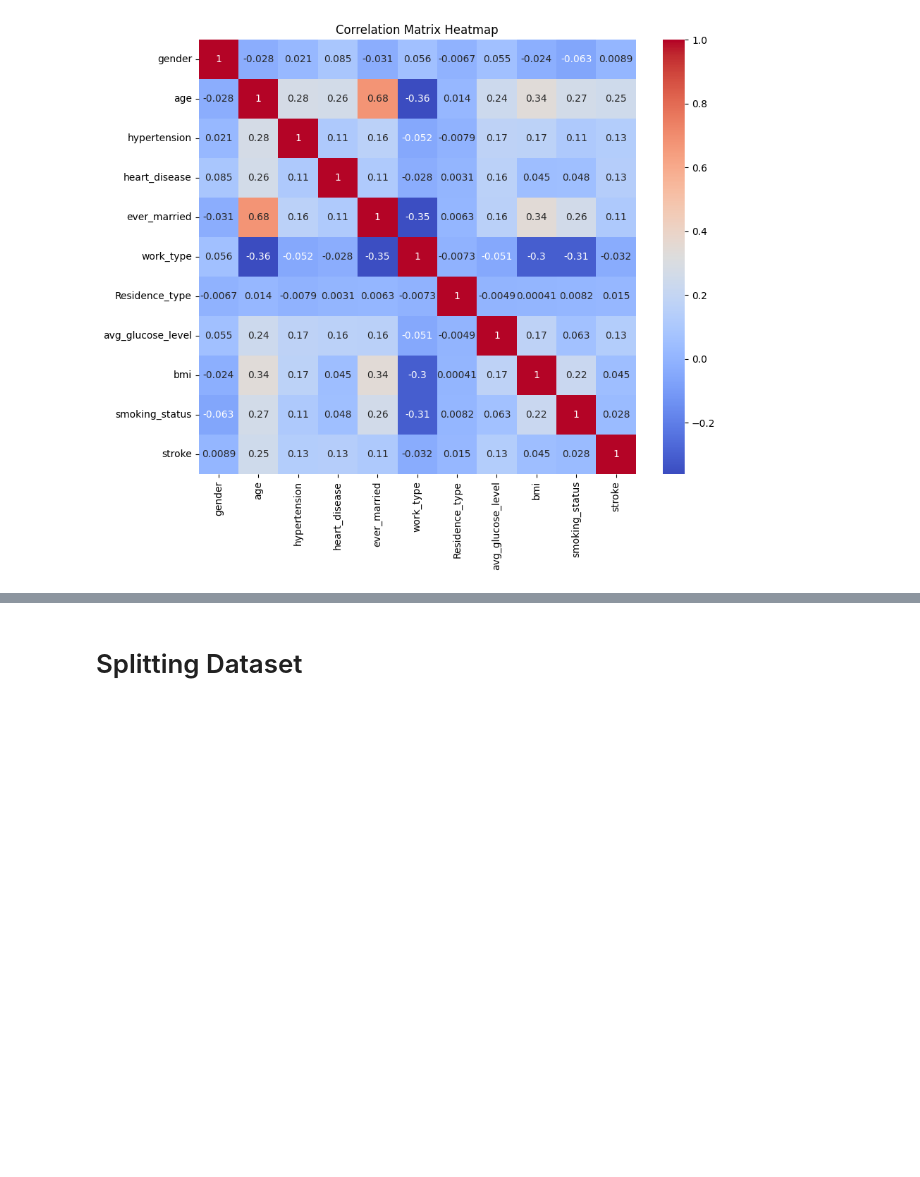
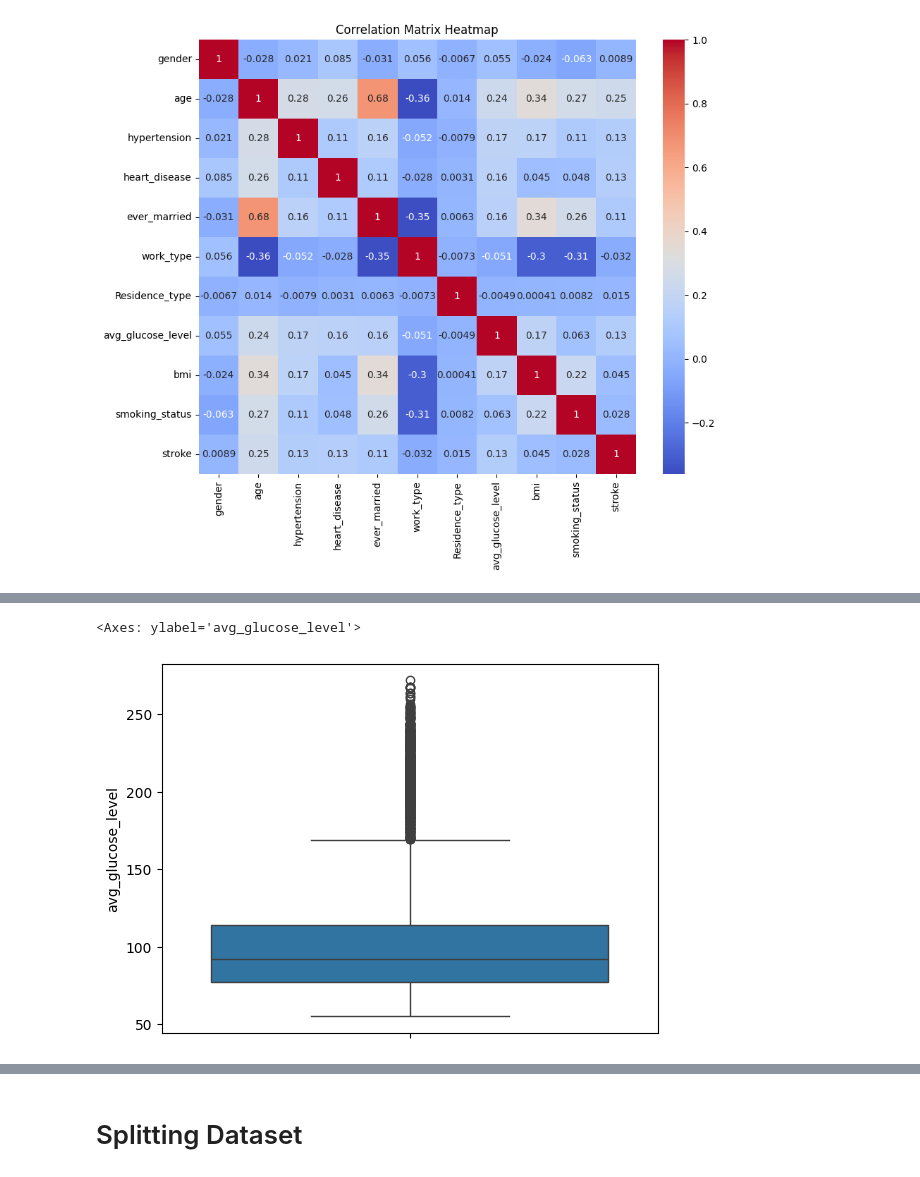
Before and after one commit to rheadoshi/PRML-Project, a Jupyter notebook: Project_PRML.ipynb, the cells around one changed output, grey strips where cells are left out. Cells and saved outputs as stored; diff of their text form; code cells hidden in the pictures; blank space fills up the shorter version.

```diff
--- a/Project_PRML.ipynb
+++ b/Project_PRML.ipynb
@@ -181,0 +204,5 @@ plt.show()
+# %%
+sns.boxplot(dataset['avg_glucose_level'])
+# %% [output]
+<Axes: ylabel='avg_glucose_level'>
+[figure, added]
```
Also changed, not shown: parts of 10 cells of this notebook.
